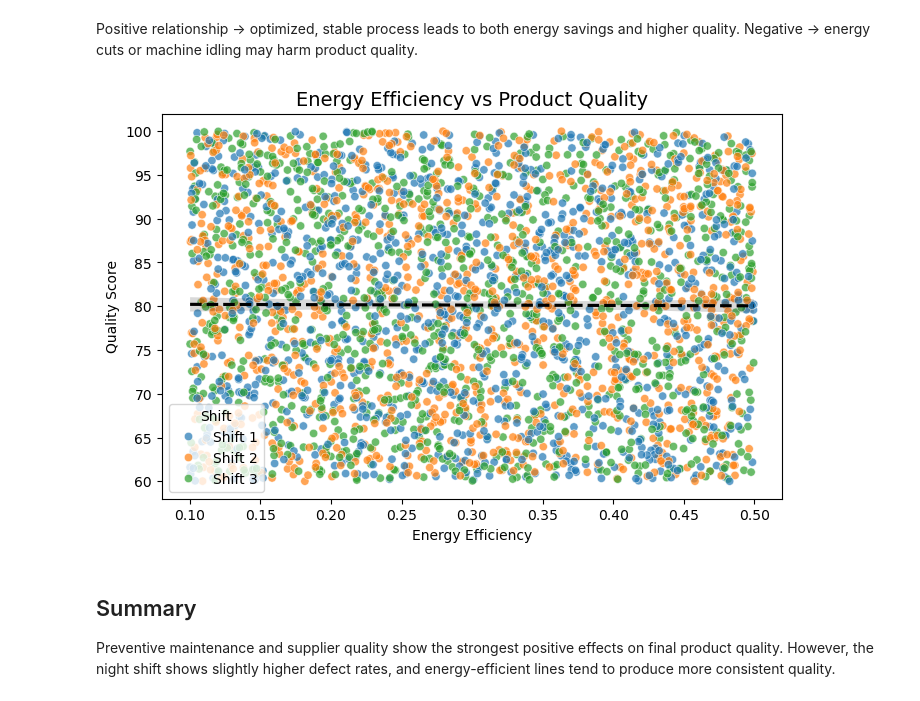
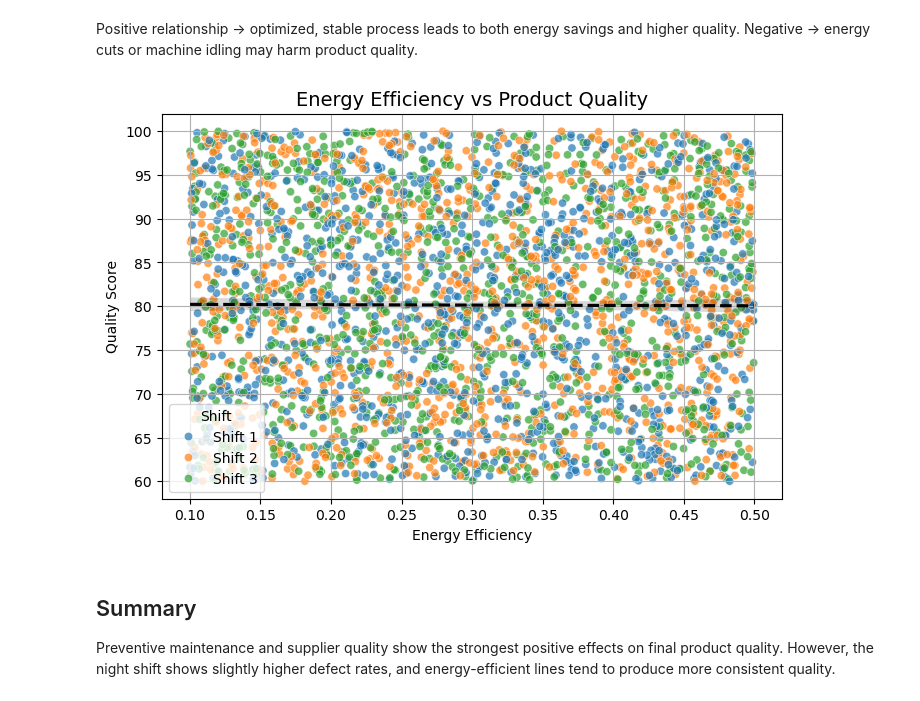
Before and after one commit to bbhatta10/Manufacturing-Quality-Analysis, a Jupyter notebook: quality.ipynb, the cells around one changed output. Drawn from its saved outputs; the diff is of its cells as text; code cells hidden in the pictures.

```diff
--- a/quality.ipynb
+++ b/quality.ipynb
@@ -384,13 +384,14 @@ Negative → energy cuts or machine idling may harm product quality.
 # %%
 plt.figure(figsize=(8,5))
 sns.scatterplot(data=df_quality_data, x='EnergyEfficiency', y='QualityScore', hue='Shift', alpha=0.7)
 sns.regplot(data=df_quality_data, x='EnergyEfficiency', y='QualityScore', scatter=False, color='black', line_kws={'linestyle':'dashed'})
 plt.title("Energy Efficiency vs Product Quality", fontsize=14)
 plt.xlabel("Energy Efficiency")
 plt.ylabel("Quality Score")
+plt.grid()
 plt.show()
 # %% [output]
-[figure, old version]
+[figure, new version]
 # %% [markdown]
 ## Summary
 Preventive maintenance and supplier quality show the strongest positive effects on final product quality. However, the night shift shows slightly higher defect rates, and energy-efficient lines tend to produce more consistent quality.
```
Also changed, not shown: parts of 3 cells of this notebook.
